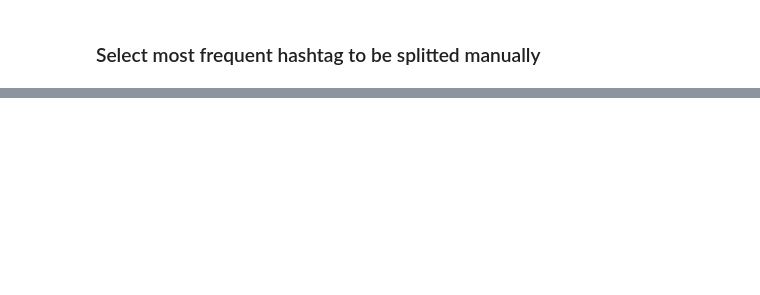
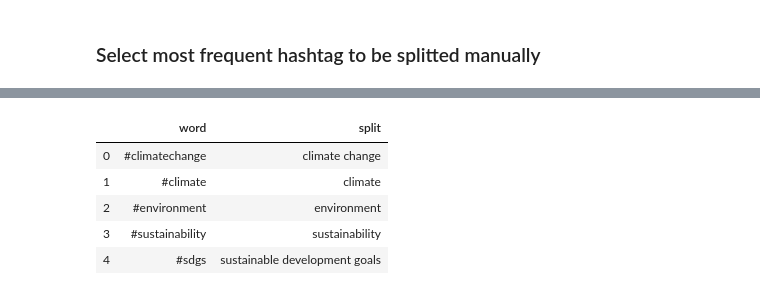
Before and after one commit to Mmiglio/ClimateAction, a Jupyter notebook: hashtag_analysis.ipynb, the cells around one changed output, grey strips where cells are left out. Saved outputs shown, nothing was run; the diff lists cells and outputs as text; code cells hidden in the pictures; blank space fills up the shorter version.

```diff
--- a/hashtag_analysis.ipynb
+++ b/hashtag_analysis.ipynb
@@ -191,0 +160,7 @@ top_splitted[top_splitted.wo.isin()].shape
+# %%
+# Select and save top 600 frequent values
+bottom_splitted = top_splitted[600:]
+top_splitted = top_splitted[:600]
+# top_splitted.to_csv("data/top_600_hashtags_raw.tsv", sep='\t')
+
+# Then the hashtags are manually curated and saved in data/hashtags_sub.json'
@@ -191,0 +177,10 @@ top_splitted[top_splitted.wo.isin()].shape
+# %%
+split = pd.concat([split, bottom_splitted], ignore_index = True).fillna('')
+split.head()
+# %% [output]
+|  | word | split |
+| 0 | #climatechange | climate change |
+| 1 | #climate | climate |
+| 2 | #environment | environment |
+| 3 | #sustainability | sustainability |
+| 4 | #sdgs | sustainable development goals |
```
Also changed, not shown: parts of 15 cells of this notebook, 1 other file.
